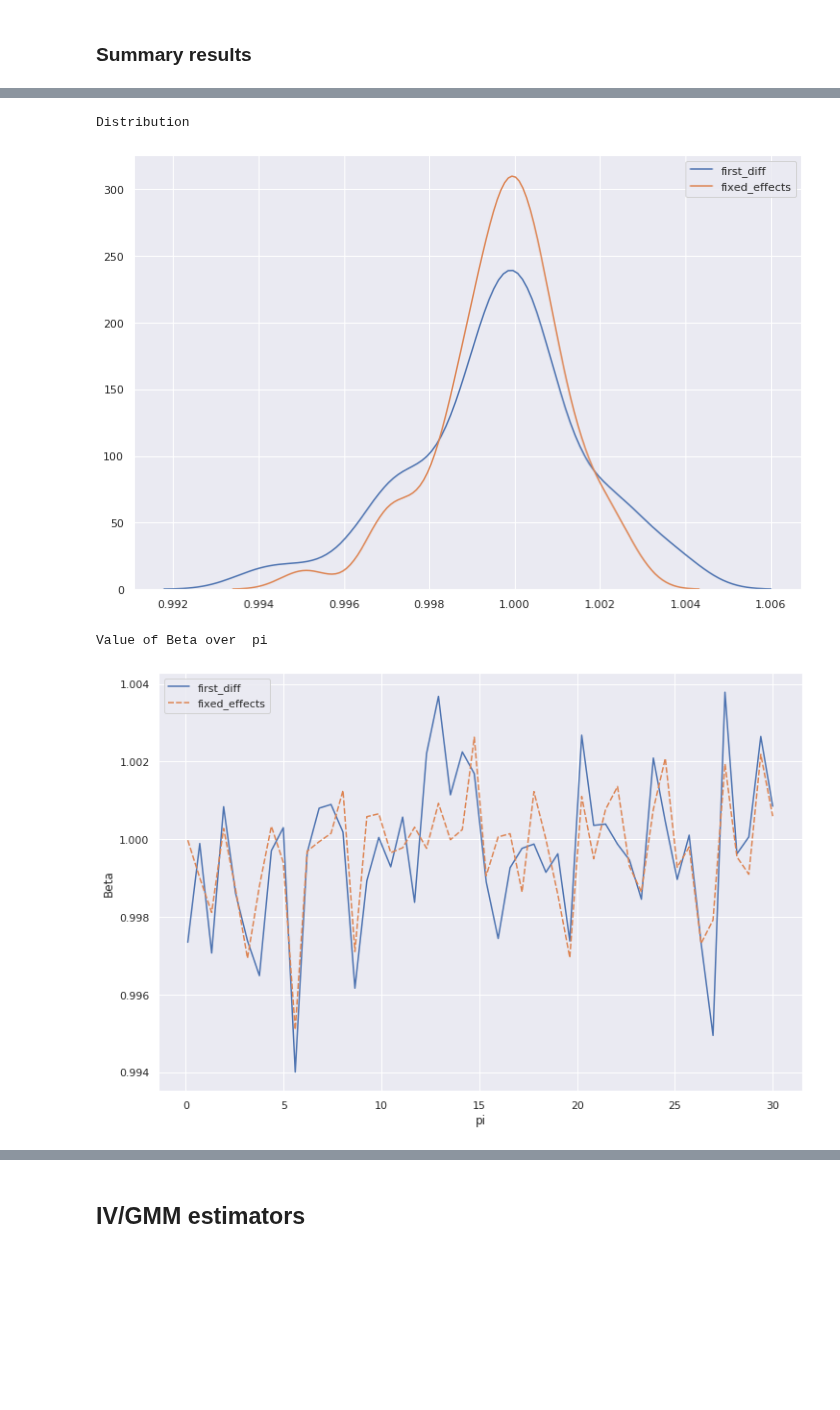
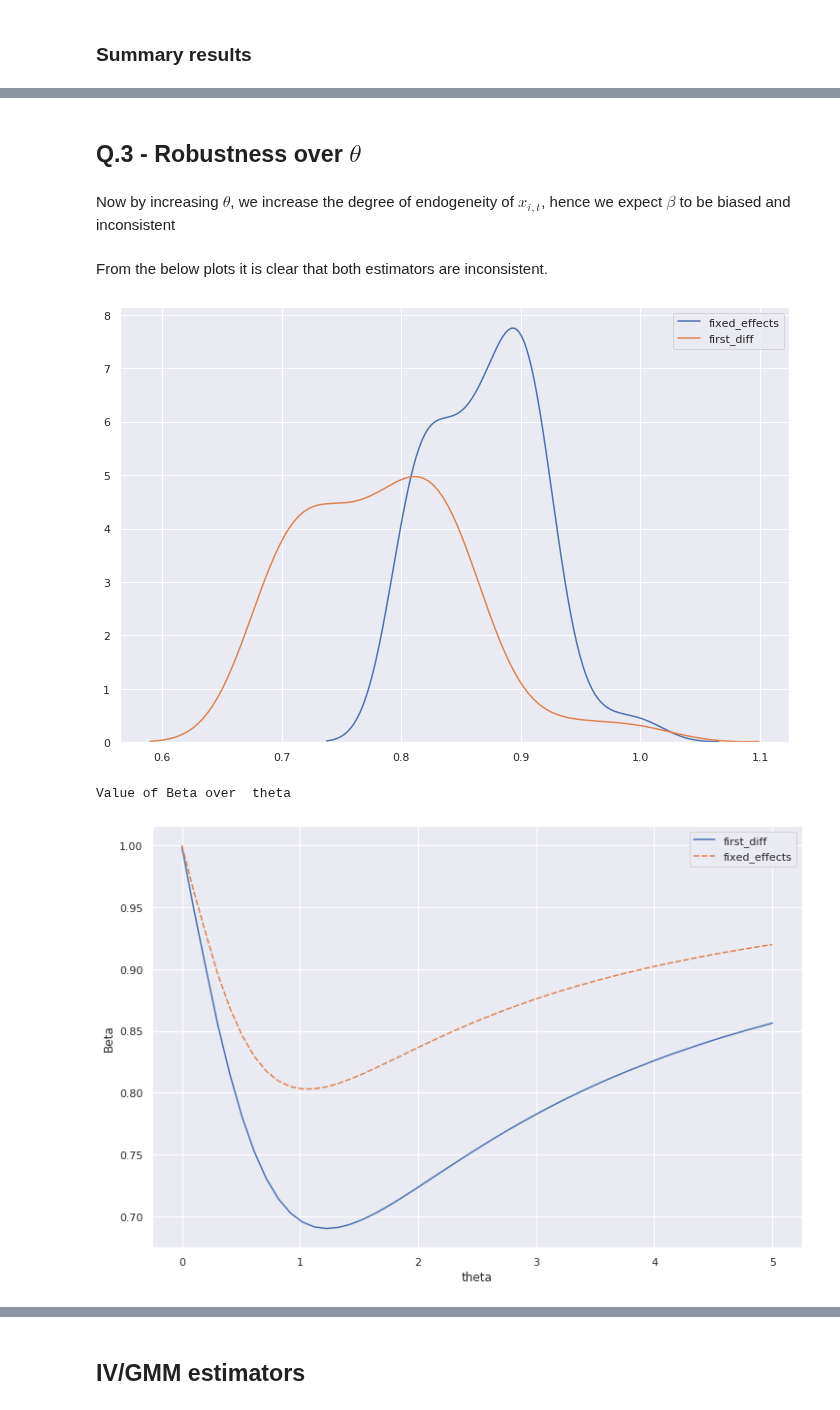
Before and after one commit to NoFishLikeIan/tinbergen, a Jupyter notebook: homework/adv_econ_notebooks/Panel Data.ipynb, the cells around one changed output, grey strips where cells are left out. Drawn from its saved outputs; the diff is of its cells as text; code cells hidden in the pictures; blank space fills up the shorter version.

Commit message:
🎉 panel data!

```diff
--- a/homework/adv_econ_notebooks/Panel Data.ipynb
+++ b/homework/adv_econ_notebooks/Panel Data.ipynb
@@ -224,0 +137,4 @@ plt.show()
+# %%
+ax = sns.lineplot(data=betas)
+ax.set(xlabel='Number of iterations', ylabel='Beta')
+plt.show()
@@ -239,13 +151,10 @@ results = pd.DataFrame(results, index=possible_pis)
 # %%
-def plot_prob(results, x = ''):
-    print('Distribution')
-    sns.kdeplot(results['first_diff'])
-    sns.kdeplot(results['fixed_effects'])
-    plt.legend()
+def plot_prob(betas, x = ''):
+    sns.kdeplot(betas['fixed_effects'])
+    sns.kdeplot(betas['first_diff'])
     plt.show()
 
-
     print('Value of Beta over ', x)
-    ax = sns.lineplot(data=results)
+    ax = sns.lineplot(data=betas)
     ax.set(ylabel='Beta', xlabel=x)
     plt.show()
@@ -252,7 +180,18 @@ def plot_prob(results, x = ''):
+# %% [markdown]
+## Q.3 -  Robustness over $\theta$
+# %% [markdown]
+Now by increasing $\theta$, we increase the degree of endogeneity of $x_{i, t}$, hence we expect $\beta$ to be biased and inconsistent
+# %%
+iterations = 1000
+possible_thetas = np.linspace(0, 5)
+coeff = init_coeff.copy()
+# %%
+betas, standard_dev = iterative_monte_carlo(possible_thetas, ['coeff', 'theta'] , T=T, N=N, sigmas=sigmas, estimators=models, coeff=coeff)
+# %% [markdown]
+From the below plots it is clear that both estimators are inconsistent.
 # %%
-plot_prob(results, x='pi')
+plot_prob(betas, x='theta')
 # %% [output]
+[figure, new version]
-Distribution
+Value of Beta over  theta
-[figure, old version]
-Value of Beta over  pi
-[figure, old version]
+[figure, new version]
```
Also changed, not shown: parts of 97 cells of this notebook.
